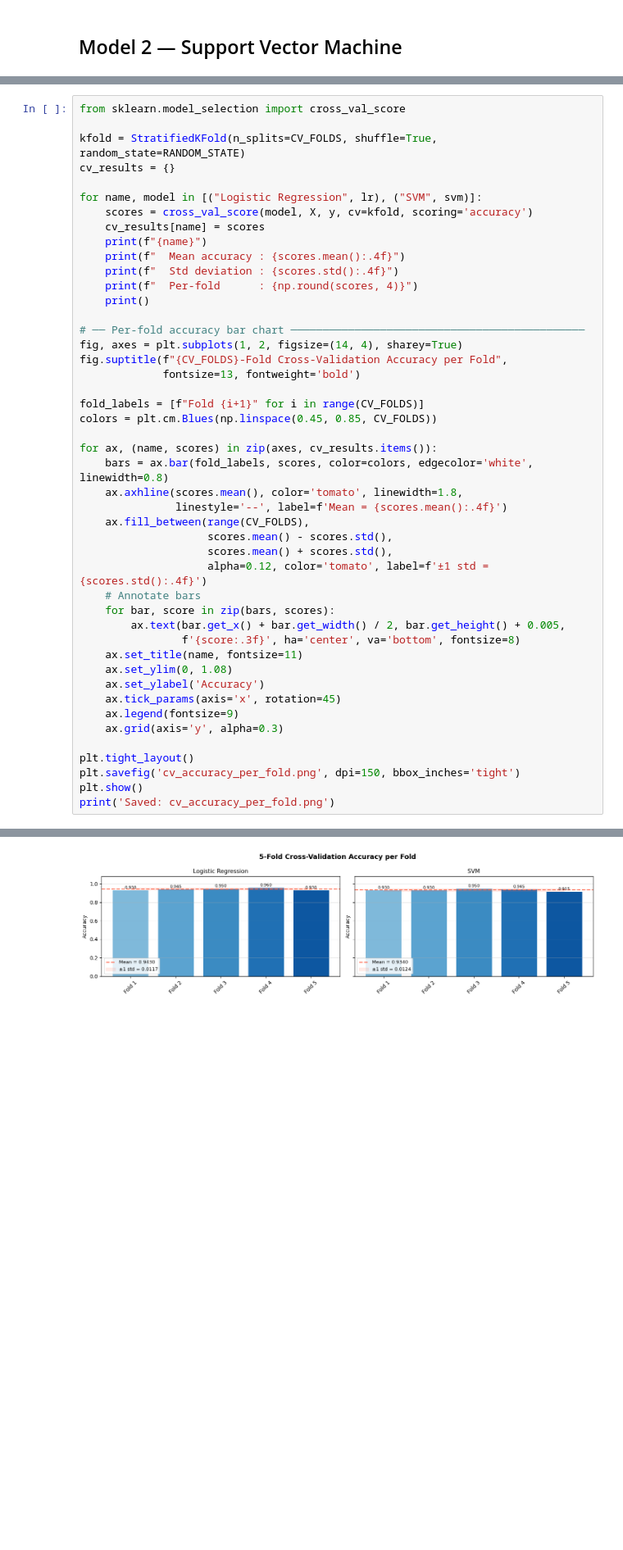
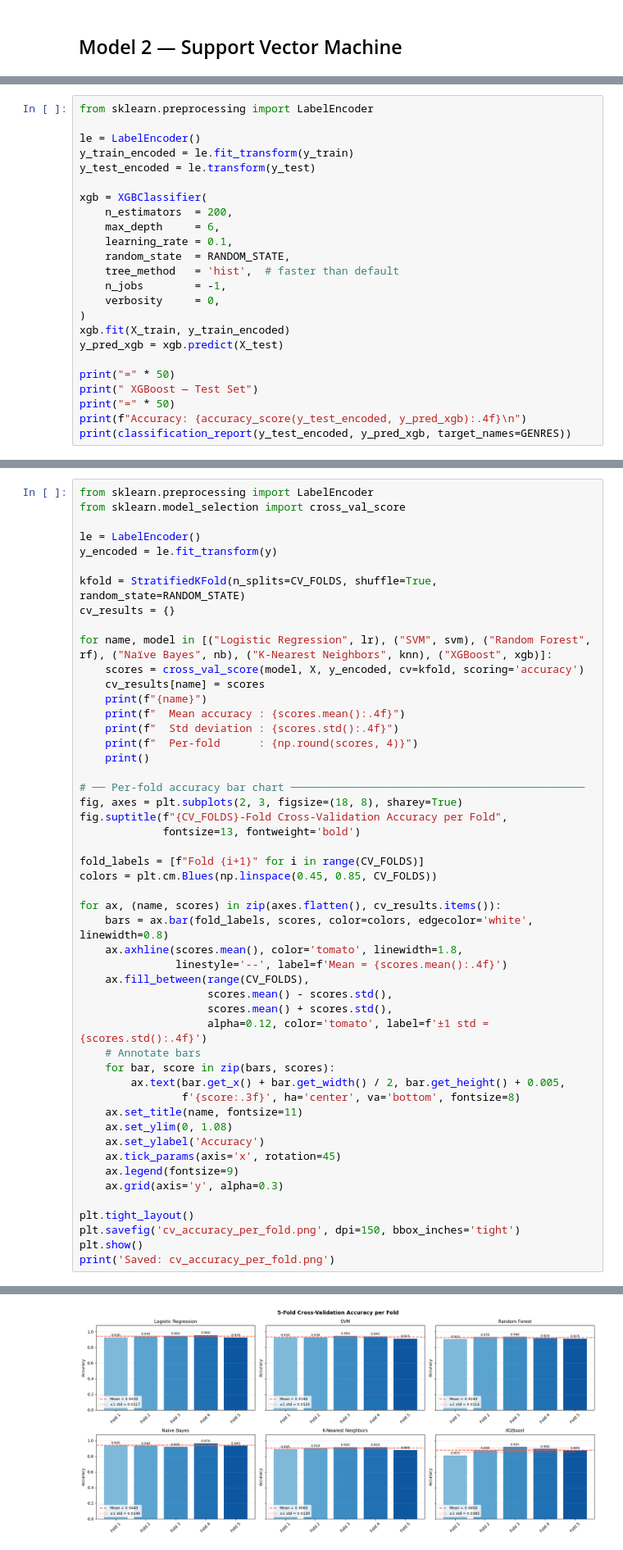
Before and after one commit to RakanAT/DataScienceApplications-Group4, a Jupyter notebook: Assignment 1/Genre classifier.ipynb, the cells around one changed output, grey strips where cells are left out. Shown at 82% size. Cells and saved outputs as stored; diff of their text form; blank space fills up the shorter version.

```diff
--- a/Assignment 1/Genre classifier.ipynb
+++ b/Assignment 1/Genre classifier.ipynb
@@ -175,0 +280,24 @@ autobiography       0.88      0.95      0.92        40
+# %%
+from sklearn.preprocessing import LabelEncoder
+
+le = LabelEncoder()
+y_train_encoded = le.fit_transform(y_train)
+y_test_encoded = le.transform(y_test)
+
+xgb = XGBClassifier(
+    n_estimators  = 200,
+    max_depth     = 6,
+    learning_rate = 0.1,
+    random_state  = RANDOM_STATE,
+    tree_method   = 'hist',  # faster than default
+    n_jobs        = -1,
+    verbosity     = 0,
+)
+xgb.fit(X_train, y_train_encoded)
+y_pred_xgb = xgb.predict(X_test)
+
+print("=" * 50)
+print(" XGBoost — Test Set")
+print("=" * 50)
+print(f"Accuracy: {accuracy_score(y_test_encoded, y_pred_xgb):.4f}\n")
+print(classification_report(y_test_encoded, y_pred_xgb, target_names=GENRES))
@@ -180,13 +325,17 @@ With 1000 total partitions each fold uses ~900 for training and ~100 for testing
 and the genre balance is preserved in every fold.
 Results are shown as mean ± std and visualised per fold so you can spot any unstable folds.
 # %%
+from sklearn.preprocessing import LabelEncoder
 from sklearn.model_selection import cross_val_score
+
+le = LabelEncoder()
+y_encoded = le.fit_transform(y)
 
 kfold = StratifiedKFold(n_splits=CV_FOLDS, shuffle=True, random_state=RANDOM_STATE)
 cv_results = {}
 
-for name, model in [("Logistic Regression", lr), ("SVM", svm)]:
-    scores = cross_val_score(model, X, y, cv=kfold, scoring='accuracy')
+for name, model in [("Logistic Regression", lr), ("SVM", svm), ("Random Forest", rf), ("Naïve Bayes", nb), ("K-Nearest Neighbors", knn), ("XGBoost", xgb)]:
+    scores = cross_val_score(model, X, y_encoded, cv=kfold, scoring='accuracy')
     cv_results[name] = scores
     print(f"{name}")
     print(f"  Mean accuracy : {scores.mean():.4f}")
@@ -195,14 +344,14 @@ for name, model in [("Logistic Regression", lr), ("SVM", svm)]:
     print()
 
 # ── Per-fold accuracy bar chart ──────────────────────────────────────────────
-fig, axes = plt.subplots(1, 2, figsize=(14, 4), sharey=True)
+fig, axes = plt.subplots(2, 3, figsize=(18, 8), sharey=True)
 fig.suptitle(f"{CV_FOLDS}-Fold Cross-Validation Accuracy per Fold",
              fontsize=13, fontweight='bold')
 
 fold_labels = [f"Fold {i+1}" for i in range(CV_FOLDS)]
 colors = plt.cm.Blues(np.linspace(0.45, 0.85, CV_FOLDS))
 
-for ax, (name, scores) in zip(axes, cv_results.items()):
+for ax, (name, scores) in zip(axes.flatten(), cv_results.items()):
     bars = ax.bar(fold_labels, scores, color=colors, edgecolor='white', linewidth=0.8)
     ax.axhline(scores.mean(), color='tomato', linewidth=1.8,
                linestyle='--', label=f'Mean = {scores.mean():.4f}')
@@ -238,4 +395,4 @@ SVM
-[figure, old version]
+[figure, new version]
 Saved: cv_accuracy_per_fold.png
 # %% [markdown]
 ## Confusion Matrices
```
Also changed, not shown: parts of 17 cells of this notebook, 16 other files.
